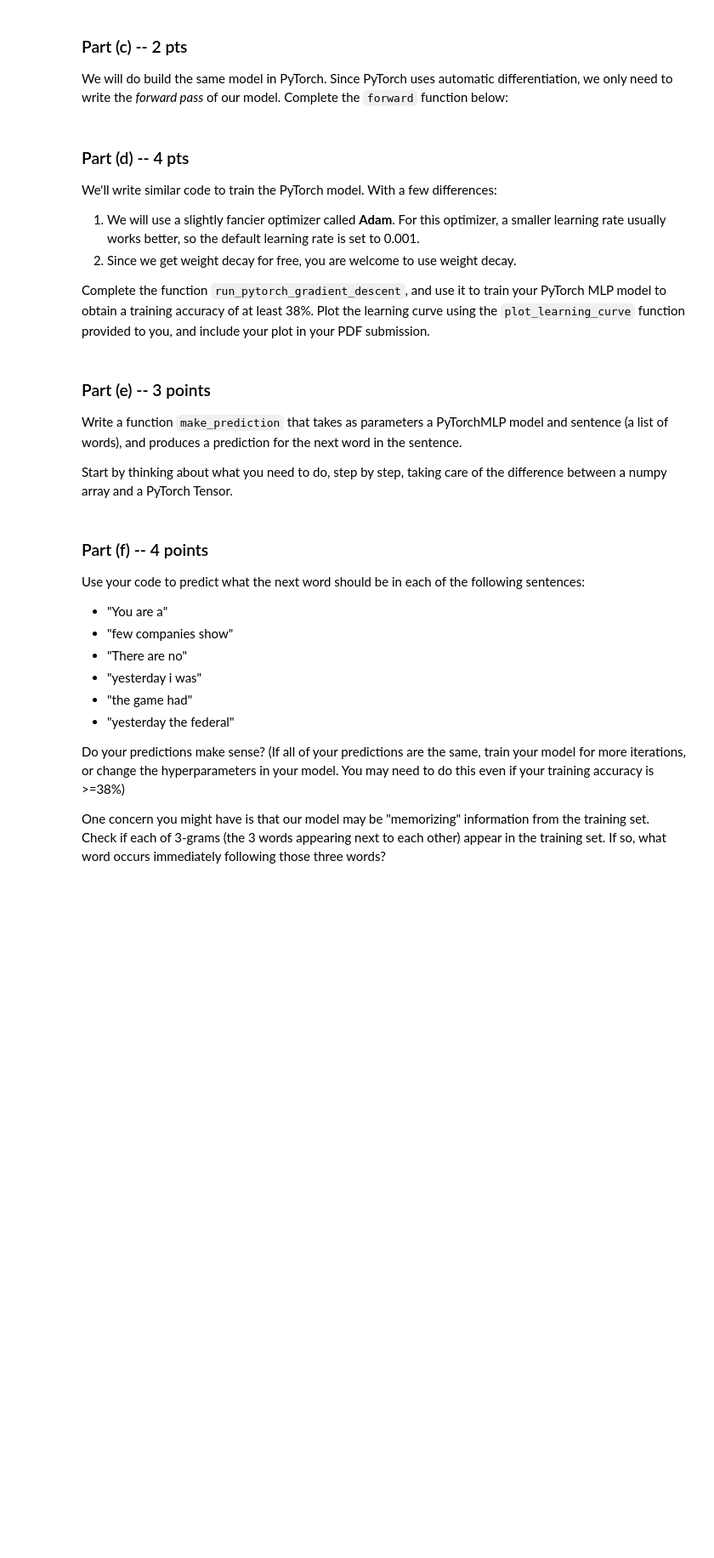
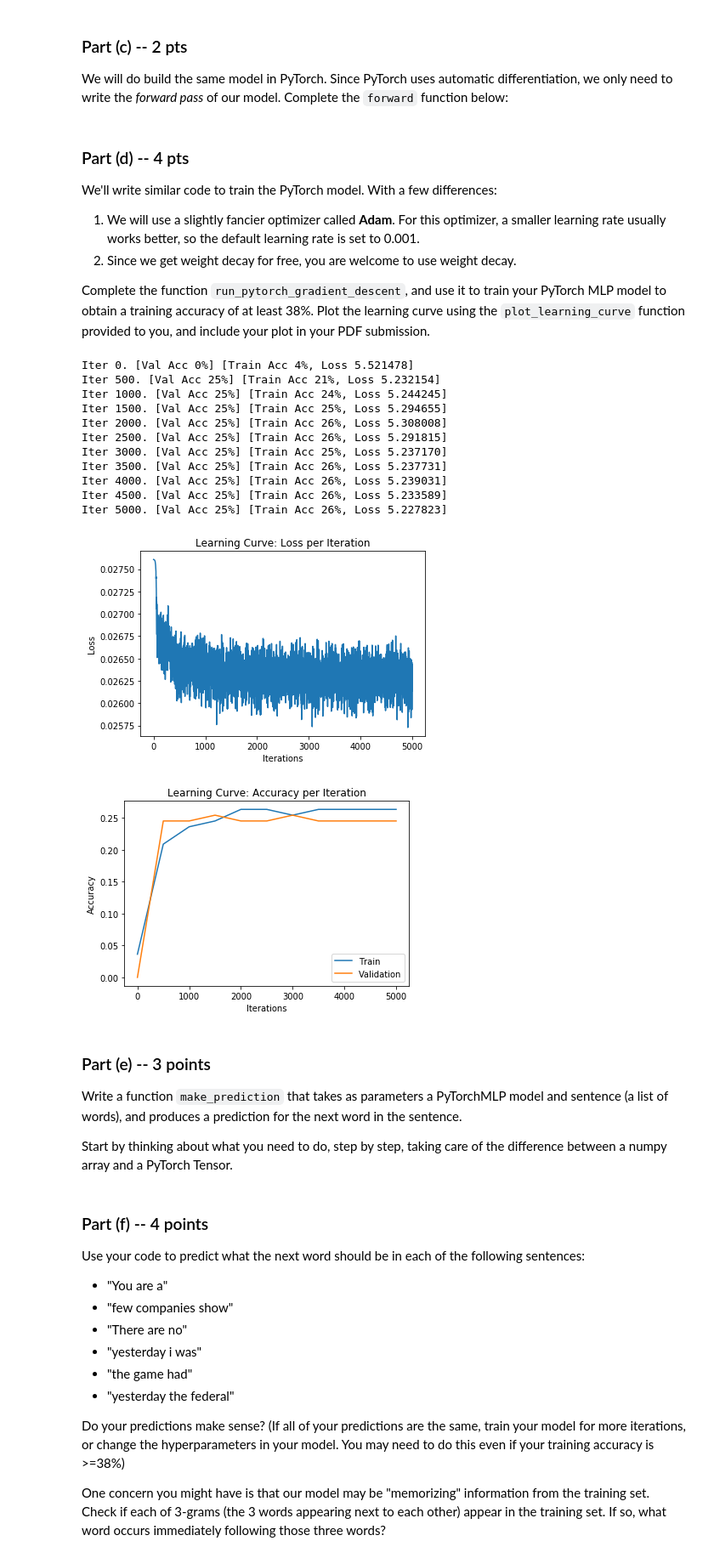
Before and after one commit to MagicHour/csc321_a1, a Jupyter notebook: csc321_a2.ipynb, the cells around one changed output. Shown: that part at 85% size. Drawn from its saved outputs; the diff is of its cells as text; code cells hidden in the pictures; blank space fills up the shorter version.

```diff
--- a/csc321_a2.ipynb
+++ b/csc321_a2.ipynb
@@ -483,6 +508,11 @@ class PyTorchMLP(nn.Module):
     def forward(self, inp):
         inp = inp.reshape([-1, 750])
         # TODO: complete this function
+
+        #Forward pass into first layer
+        z1 = torch.relu(self.layer1(inp))
+        #Pass into second layer
+        return torch.softmax(self.layer2(z1), dim=1)
 # %% [markdown]
 ### Part (d) -- 4 pts
 
@@ -580,11 +610,11 @@ def run_pytorch_gradient_descent(model,
             xs = torch.Tensor(xs)
             ts = torch.Tensor(ts).long()
 
-            # zs = ...                 # compute prediction logit
-            # loss =                   # compute the total loss
-            # ...                      # compute updates for each parameter
-            # ...                      # make the updates for each parameter
-            # ...                      # a clean up step for PyTorch
+            zs = model(xs)                 # compute prediction logit
+            loss = criterion(zs, ts)                  # compute the total loss
+            loss.backward()                      # compute updates for each parameter
+            optimizer.step()                      # make the updates for each parameter
+            optimizer.zero_grad()                      # a clean up step for PyTorch
 
             # save the current training information
             iters.append(n)
@@ -593,9 +623,9 @@ def run_pytorch_gradient_descent(model,
             if n % 500 == 0:
                 iters_sub.append(n)
                 train_cost = float(loss.detach().numpy())
-                train_acc = estimate_accuracy_torch(model, train_data)
+                train_acc = estimate_accuracy_torch(model, train_data, batch_size=10, max_N=100)
                 train_accs.append(train_acc)
-                val_acc = estimate_accuracy_torch(model, validation_data)
+                val_acc = estimate_accuracy_torch(model, validation_data, batch_size=10, max_N=100)
                 val_accs.append(val_acc)
                 print("Iter %d. [Val Acc %.0f%%] [Train Acc %.0f%%, Loss %f]" % (
                       n, val_acc * 100, train_acc * 100, train_cost))
@@ -629,12 +659,26 @@ def plot_learning_curve(iters, losses, iters_sub, train_accs, val_accs):
     plt.show()
 # %%
 pytorch_mlp = PyTorchMLP()
-# learning_curve_info = run_pytorch_gradient_descent(pytorch_mlp, ...)
+learning_curve_info = run_pytorch_gradient_descent(pytorch_mlp, batch_size=200, weight_decay=0, max_iters=5000, learning_rate=0.001, checkpoint_path='/content/gdrive/My Drive/CSC321/mlp/ckpt-{}.pk')
 
 # you might want to save the `learning_curve_info` somewhere, so that you can plot
 # the learning curve prior to exporting your PDF file
 
-# plot_learning_curve(*learning_curve_info)
+plot_learning_curve(*learning_curve_info)
+# %% [output]
+Iter 0. [Val Acc 0%] [Train Acc 4%, Loss 5.521478]
+Iter 500. [Val Acc 25%] [Train Acc 21%, Loss 5.232154]
+Iter 1000. [Val Acc 25%] [Train Acc 24%, Loss 5.244245]
+Iter 1500. [Val Acc 25%] [Train Acc 25%, Loss 5.294655]
+Iter 2000. [Val Acc 25%] [Train Acc 26%, Loss 5.308008]
+Iter 2500. [Val Acc 25%] [Train Acc 26%, Loss 5.291815]
+Iter 3000. [Val Acc 25%] [Train Acc 25%, Loss 5.237170]
+Iter 3500. [Val Acc 25%] [Train Acc 26%, Loss 5.237731]
+Iter 4000. [Val Acc 25%] [Train Acc 26%, Loss 5.239031]
+Iter 4500. [Val Acc 25%] [Train Acc 26%, Loss 5.233589]
+Iter 5000. [Val Acc 25%] [Train Acc 26%, Loss 5.227823]
+[figure, added]
+[figure, added]
 # %% [markdown]
 ### Part (e) -- 3 points
 
```
Also changed, not shown: parts of 6 cells of this notebook.
